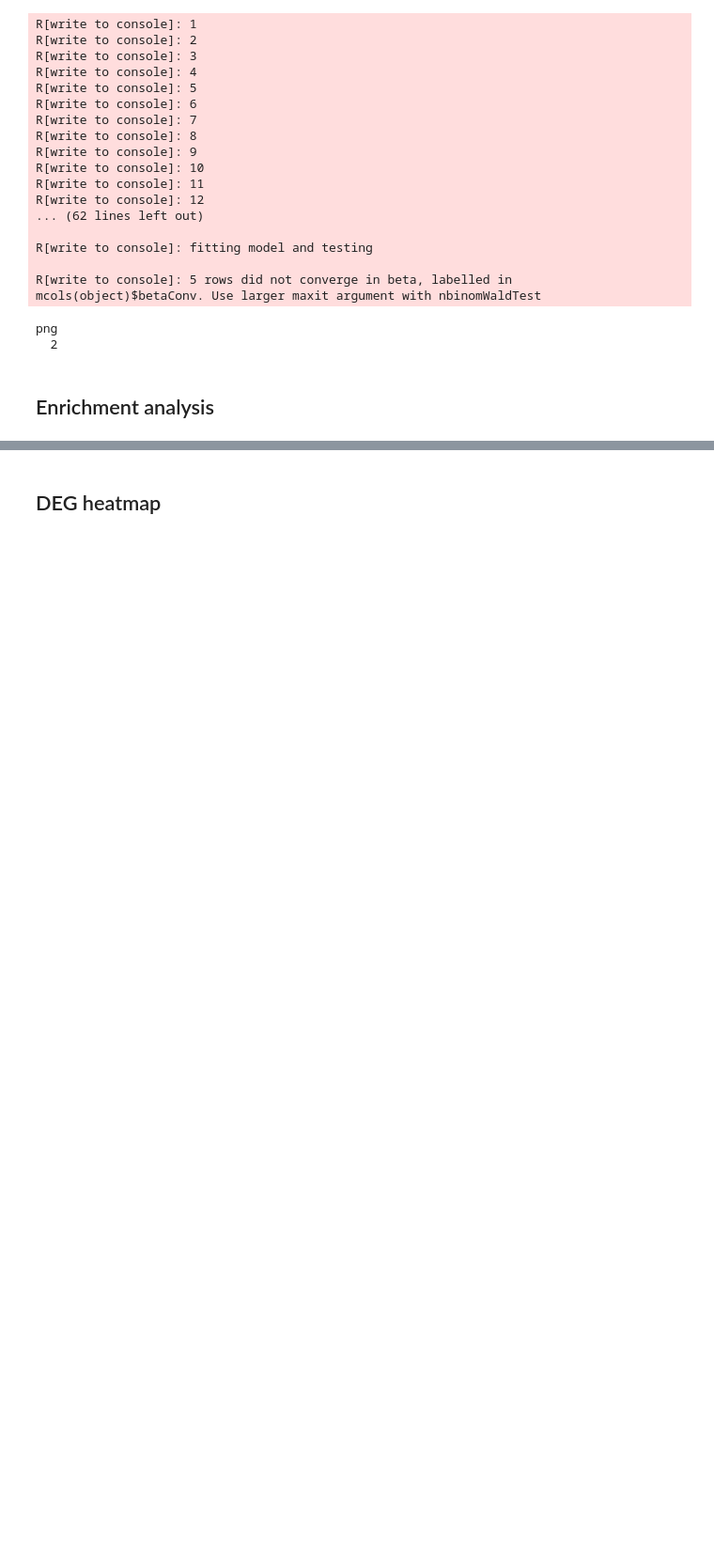
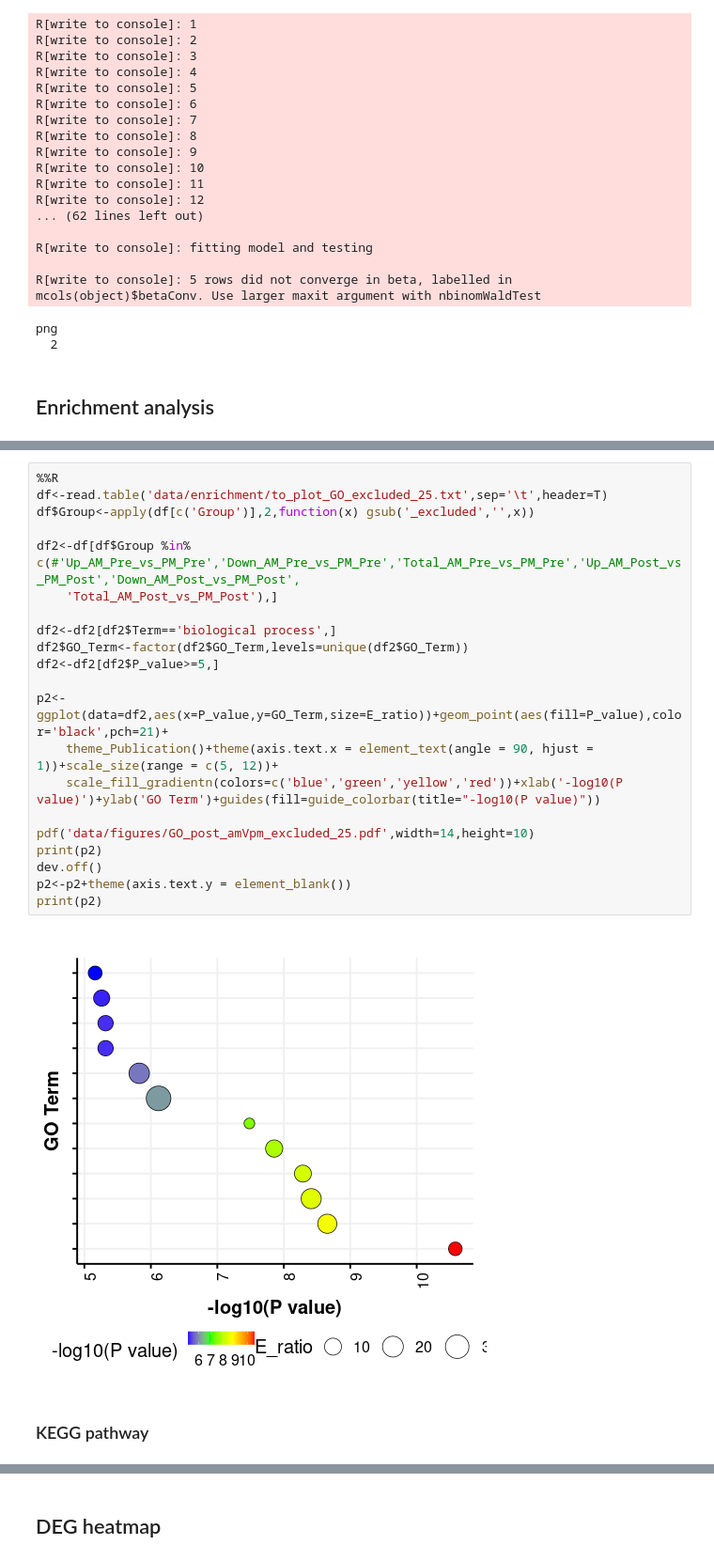
Before and after one commit to wkdeng/AMI, a Jupyter notebook: sample_clean_md5.ipynb, the cells around one changed output, grey strips where cells are left out. Shown at 94% size. Drawn from its saved outputs; the diff is of its cells as text; blank space fills up the shorter version.

```diff
--- a/sample_clean_md5.ipynb
+++ b/sample_clean_md5.ipynb
@@ -1038,0 +1023,25 @@ print(p6)
+# %%
+%%R
+df<-read.table('data/enrichment/to_plot_GO_excluded_25.txt',sep='\t',header=T)
+df$Group<-apply(df[c('Group')],2,function(x) gsub('_excluded','',x))
+
+df2<-df[df$Group %in% c(#'Up_AM_Pre_vs_PM_Pre','Down_AM_Pre_vs_PM_Pre','Total_AM_Pre_vs_PM_Pre','Up_AM_Post_vs_PM_Post','Down_AM_Post_vs_PM_Post',
+    'Total_AM_Post_vs_PM_Post'),]
+
+df2<-df2[df2$Term=='biological process',]
+df2$GO_Term<-factor(df2$GO_Term,levels=unique(df2$GO_Term))
+df2<-df2[df2$P_value>=5,]
+
+p2<-ggplot(data=df2,aes(x=P_value,y=GO_Term,size=E_ratio))+geom_point(aes(fill=P_value),color='black',pch=21)+
+    theme_Publication()+theme(axis.text.x = element_text(angle = 90, hjust = 1))+scale_size(range = c(5, 12))+
+    scale_fill_gradientn(colors=c('blue','green','yellow','red'))+xlab('-log10(P value)')+ylab('GO Term')+guides(fill=guide_colorbar(title="-log10(P value)"))
+
+pdf('data/figures/GO_post_amVpm_excluded_25.pdf',width=14,height=10)
+print(p2)
+dev.off()
+p2<-p2+theme(axis.text.y = element_blank())
+print(p2)
+# %% [output]
+[figure, added]
+# %% [markdown]
+### KEGG pathway
```
Also changed, not shown: parts of 57 cells of this notebook, 1 other file.
